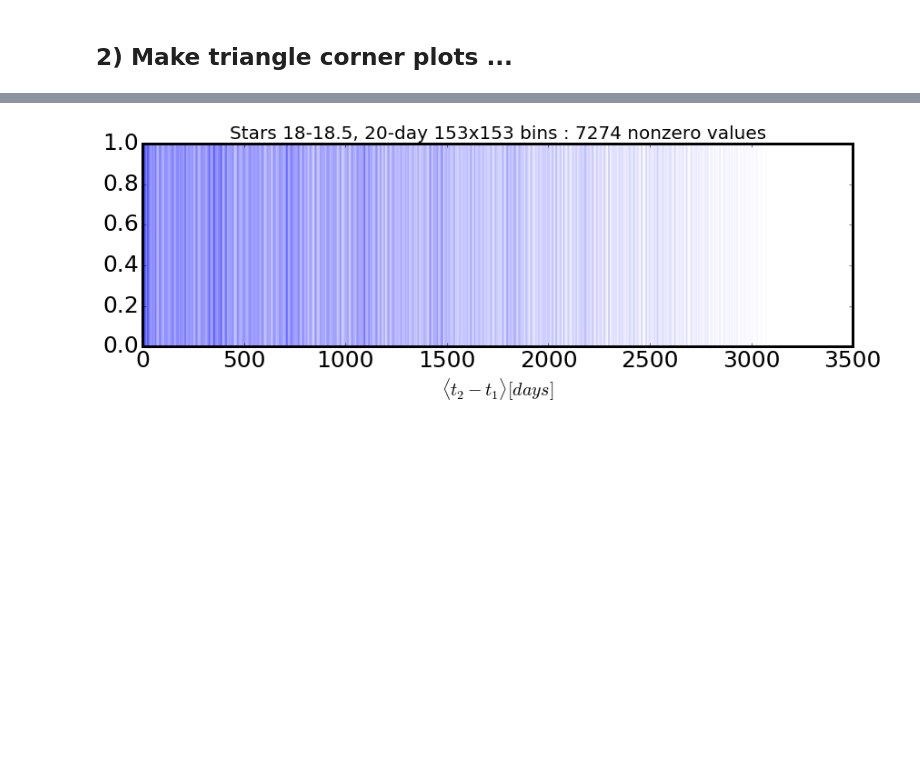
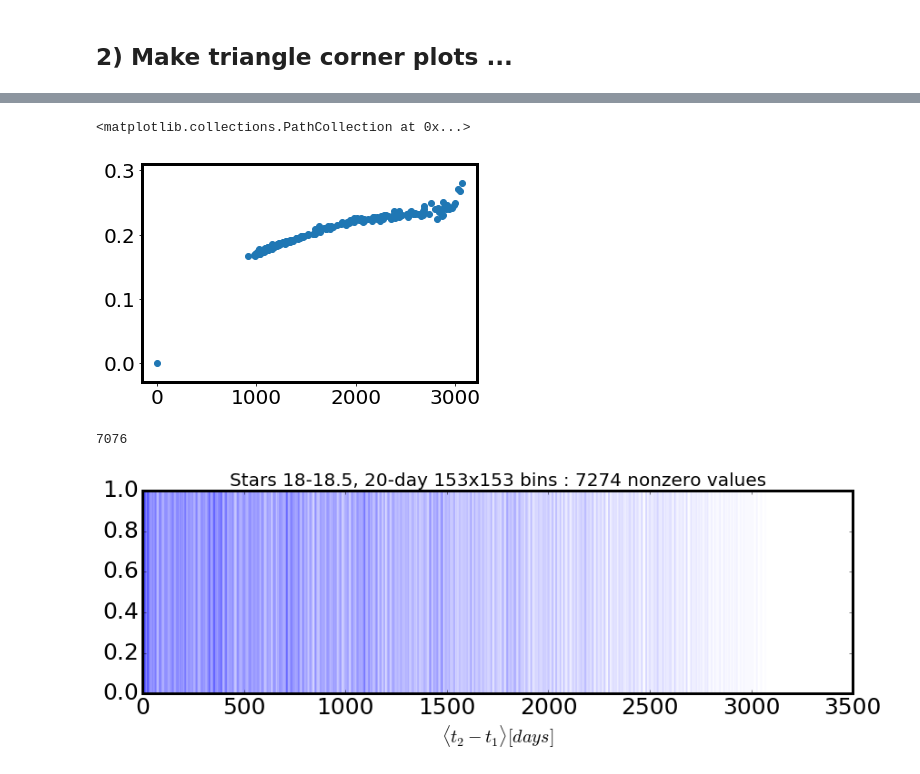
Before and after one commit to suberlak/CRTS_PROJECT, a Jupyter notebook: D_Fig_2_CRTS_sel_r_cut.ipynb, the cells around one changed output, grey strips where cells are left out. Saved outputs shown, nothing was run; the diff lists cells and outputs as text; code cells hidden in the pictures; blank space fills up the shorter version.

```diff
--- a/D_Fig_2_CRTS_sel_r_cut.ipynb
+++ b/D_Fig_2_CRTS_sel_r_cut.ipynb
@@ -1681,5 +1290,0 @@ plt.scatter(values,counts)
-# %%
-# How many raw points went into each bin : use information from z_count ...
-raw_count_per_rebin = np.zeros(len(stats_1d[0]))
-for N in np.sort(np.unique(stats_1d.binnumber)):
-    raw_count_per_rebin[N-1] = np.sum(z_count[mask_nans][stats_1d.binnumber == N ])
@@ -1764,0 +1385,38 @@ len(tau)
+# %%
+# Real  data test :
+# take data from qso's in bin 18-18.5 that have already been binned into 153x153 pixels.
+# find out  the coordinates of pixel to which the raw data were binned .
+# Select a pixel,  and grab the raw xi data that went into it
+# Compute sigmaG for these points
+# Compare to the value of sigmaG of that pixel : should be the same!
+
+obj = 'qso'
+Min = 18
+stats = results[obj][Min]['z_sigG_xi_stat']
+
+# what is the x,y coordinate of pixel to which given raw data went ,
+# binned  along t1 and t2
+x_pixel, y_pixel = np.unravel_index(stats.binnumber,
+                                (len(stats.x_edge) + 1, len(stats.y_edge) + 1))
+
+# this is the xi data that was originally binned along t1, t2  :
+raw_xi = detail_dic[obj][Min]['xi']
+
+# check what xi data went into  bin number (1,1) :
+x_bin_number = 1
+y_bin_number = 1
+
+mask = (x_pixel == x_bin_number) * (y_pixel  == y_bin_number)
+
+# compute sigmaG for points in that bin ....
+print('These should be identical:')
+sigmaG = lambda x : 0.7413 *(np.percentile(x,75) - np.percentile(x,25))
+sigG_1 = sigmaG(raw_xi[mask])
+print('sigmaG for raw points in that bin is %f '% sigG_1)
+
+# compare with calculated sigmaG :
+# bins are counted from 1, but indices into bins from 0 ... that's why  -1
+sigG_2 = stats.statistic[x_bin_number-1, y_bin_number-1]
+print('sigmaG for thix pixel is %f '%sigG_2 )
+assert sigG_1 == sigG_2
+# Everything works !  :)
@@ -1765,3 +1554,18 @@ len(tau)
+# %%
+plt.scatter(mean_tau_pixel_raw, sigmaG_pixel_raw)
+# %% [output]
+<matplotlib.collections.PathCollection at 0x...>
+[figure, added]
+# %%
+tau = np.ravel(results[obj][Min]['z_mean_t2t1_stat'].statistic)
+m = np.bitwise_not(np.isnan(tau))
+print(len(tau[m]))
+
+delta = np.zeros_like(tau)
+for j in range(len(tau)-1):
+    delta[j] = np.sort(tau)[j+1] - np.sort(tau)[j]
+# %% [output]
+7076
 # %%
 # display the frequency of t2-t1 :
 # how it is not necessarily regular, as binning in
```
Also changed, not shown: parts of 98 cells of this notebook.
